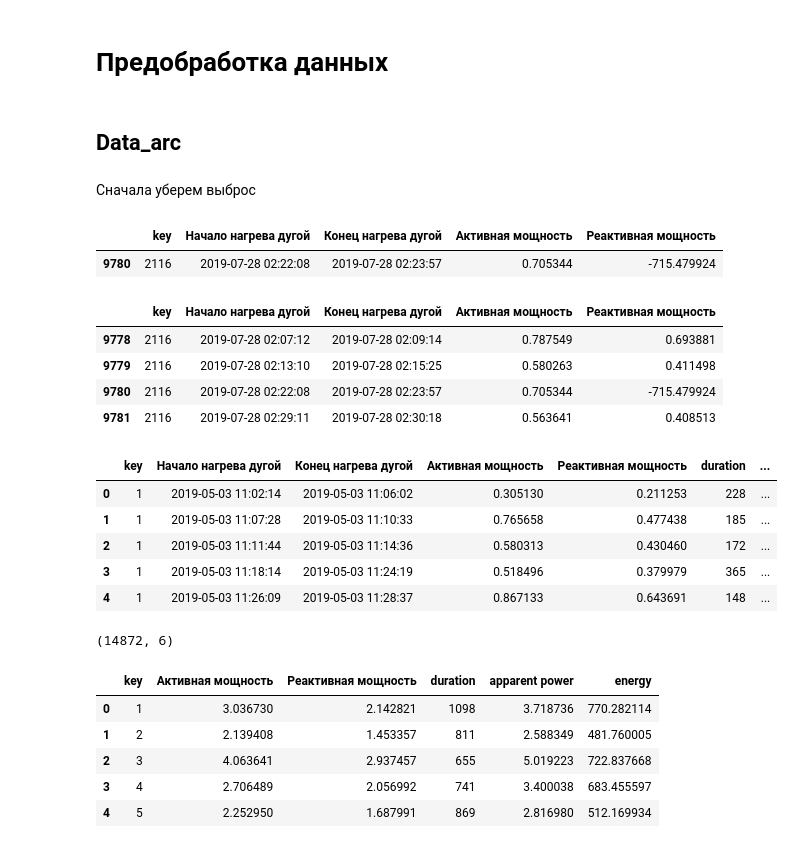
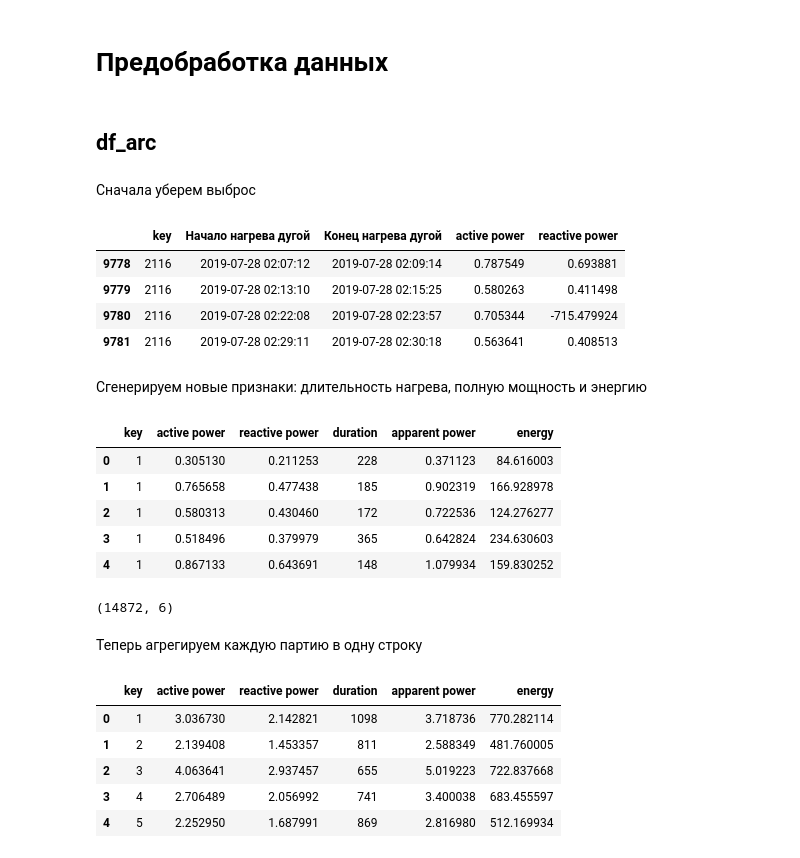
Before and after one commit to alex-blessed/YandexP-projects, a Jupyter notebook: Steel.ipynb, the cells around one changed output. Cells and saved outputs as stored; diff of their text form; code cells hidden in the pictures.

```diff
--- a/Steel.ipynb
+++ b/Steel.ipynb
@@ -482,52 +483,53 @@ data_wire_time.sample(5, random_state=RANDOM_STATE)
 # %% [markdown]
 # Предобработка данных
 # %% [markdown]
-## Data_arc
+## df_arc
 # %% [markdown]
 Сначала уберем выброс
-# %%
-data_arc[data_arc['Реактивная мощность'] < 0]
-# %% [output]
-|  | key | Начало нагрева дугой | Конец нагрева дугой | Активная мощность | Реактивная мощность |
-| 9780 | 2116 | 2019-07-28 02:22:08 | 2019-07-28 02:23:57 | 0.705344 | -715.479924 |
 # %%
-keys_to_remove = []
-keys_to_remove.append(data_arc.loc[data_arc['Реактивная мощность'] < 0, 'key'].values[0])
-data_arc.query('key == @keys_to_remove[0]')
+df_arc = data_arc.copy()
+df_arc.rename(columns={"Активная мощность": "active power", "Реактивная мощность": "reactive power"}, inplace=True)
+outliers = df_arc.loc[df_arc['reactive power'] < 0, 'key'].values
+#проверим, что все правильно работает
+df_arc.query('key.isin(@outliers)')
 # %% [output]
-|  | key | Начало нагрева дугой | Конец нагрева дугой | Активная мощность | Реактивная мощность |
+|  | key | Начало нагрева дугой | Конец нагрева дугой | active power | reactive power |
 | 9778 | 2116 | 2019-07-28 02:07:12 | 2019-07-28 02:09:14 | 0.787549 | 0.693881 |
 | 9779 | 2116 | 2019-07-28 02:13:10 | 2019-07-28 02:15:25 | 0.580263 | 0.411498 |
 | 9780 | 2116 | 2019-07-28 02:22:08 | 2019-07-28 02:23:57 | 0.705344 | -715.479924 |
 | 9781 | 2116 | 2019-07-28 02:29:11 | 2019-07-28 02:30:18 | 0.563641 | 0.408513 |
-# %%
-df_arc = data_arc[~data_arc['key'].isin(keys_to_remove)].copy()
+# %%
+df_arc = df_arc[~df_arc['key'].isin(outliers)]
+# %% [markdown]
+Сгенерируем новые признаки: длительность нагрева, полную мощность и энергию
 # %%
-df_arc['Начало нагрева дугой'] = pd.to_datetime(df_arc['Начало нагрева дугой'], format='%Y-%m-%d %H:%M:%S')
-df_arc['Конец нагрева дугой'] = pd.to_datetime(df_arc['Конец нагрева дугой'], format='%Y-%m-%d %H:%M:%S')
+df_arc['Начало нагрева дугой'] = pd.to_datetime(df_arc['Начало нагрева дугой'])
+df_arc['Конец нагрева дугой'] = pd.to_datetime(df_arc['Конец нагрева дугой'])
 
 df_arc['duration'] = (df_arc['Конец нагрева дугой'] - df_arc['Начало нагрева дугой']).dt.total_seconds().astype('int16')
-df_arc['apparent power'] = df_arc.apply(lambda x: np.hypot(x['Активная мощность'], x['Реактивная мощность']), axis=1)
+df_arc['apparent power'] = df_arc.apply(lambda x: np.hypot(x['active power'], x['reactive power']), axis=1)
 df_arc['energy'] = df_arc['apparent power'] * df_arc['duration']
 
-df_arc.head()
+
+df_arc = df_arc.drop(['Начало нагрева дугой', 'Конец нагрева дугой'], axis=1)
+
+display(df_arc.head())
+df_arc.shape
 # %% [output]
-|  | key | Начало нагрева дугой | Конец нагрева дугой | Активная мощность | Реактивная мощность | duration | ... |
-| 0 | 1 | 2019-05-03 11:02:14 | 2019-05-03 11:06:02 | 0.305130 | 0.211253 | 228 | ... |
-| 1 | 1 | 2019-05-03 11:07:28 | 2019-05-03 11:10:33 | 0.765658 | 0.477438 | 185 | ... |
-| 2 | 1 | 2019-05-03 11:11:44 | 2019-05-03 11:14:36 | 0.580313 | 0.430460 | 172 | ... |
-| 3 | 1 | 2019-05-03 11:18:14 | 2019-05-03 11:24:19 | 0.518496 | 0.379979 | 365 | ... |
-| 4 | 1 | 2019-05-03 11:26:09 | 2019-05-03 11:28:37 | 0.867133 | 0.643691 | 148 | ... |
+|  | key | active power | reactive power | duration | apparent power | energy |
+| 0 | 1 | 0.305130 | 0.211253 | 228 | 0.371123 | 84.616003 |
+| 1 | 1 | 0.765658 | 0.477438 | 185 | 0.902319 | 166.928978 |
+| 2 | 1 | 0.580313 | 0.430460 | 172 | 0.722536 | 124.276277 |
+| 3 | 1 | 0.518496 | 0.379979 | 365 | 0.642824 | 234.630603 |
+| 4 | 1 | 0.867133 | 0.643691 | 148 | 1.079934 | 159.830252 |
+(14872, 6)
-# %%
-df_arc = df_arc.drop(['Начало нагрева дугой', 'Конец нагрева дугой'], axis=1)
-df_arc.shape
-# %% [output]
-(14872, 6)
+# %% [markdown]
+Теперь агрегируем каждую партию в одну строку
 # %%
-df_arc = df_arc.groupby('key', sort=False, as_index=False).sum()
+df_arc = df_arc.groupby('key', as_index=False).sum()
 df_arc.head()
 # %% [output]
-|  | key | Активная мощность | Реактивная мощность | duration | apparent power | energy |
+|  | key | active power | reactive power | duration | apparent power | energy |
 | 0 | 1 | 3.036730 | 2.142821 | 1098 | 3.718736 | 770.282114 |
 | 1 | 2 | 2.139408 | 1.453357 | 811 | 2.588349 | 481.760005 |
 | 2 | 3 | 4.063641 | 2.937457 | 655 | 5.019223 | 722.837668 |
```
Also changed, not shown: parts of 22 cells of this notebook.
